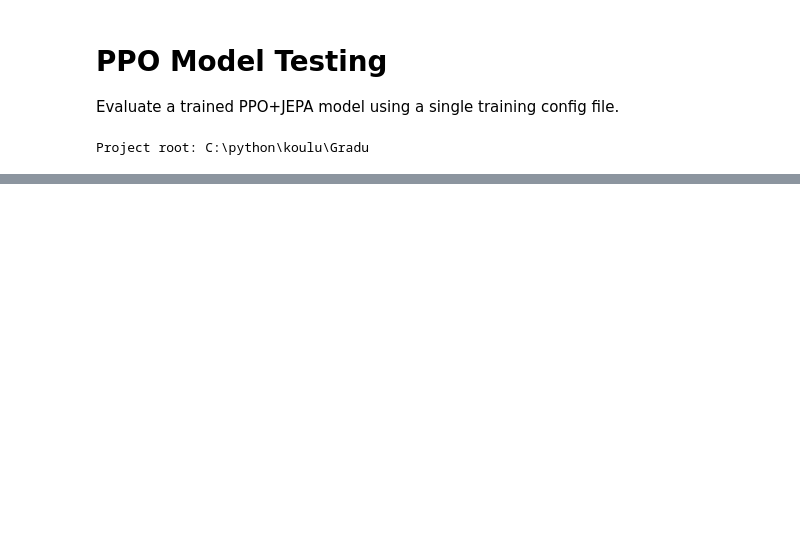
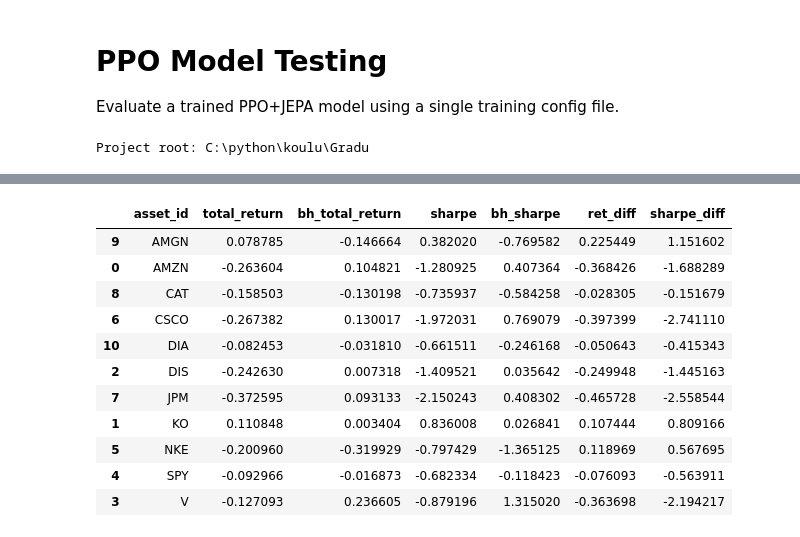
Before and after one commit to Olba147/DrlPpoTransformer, a Jupyter notebook: notebooks/ppo_model_test.ipynb, the cells around one changed output, grey strips where cells are left out. Cells and saved outputs as stored; diff of their text form; code cells hidden in the pictures; blank space fills up the shorter version.

```diff
--- a/notebooks/ppo_model_test.ipynb
+++ b/notebooks/ppo_model_test.ipynb
@@ -500,3 +507,21 @@ df.head()
+# %%
+ret_analysis = df[["asset_id", "total_return", "bh_total_return", "sharpe", "bh_sharpe"]].copy()
+ret_analysis["ret_diff"] = ret_analysis["total_return"] - ret_analysis["bh_total_return"]
+ret_analysis["sharpe_diff"] = ret_analysis["sharpe"] - ret_analysis["bh_sharpe"]
+ret_analysis
+# %% [output]
+|  | asset_id | total_return | bh_total_return | sharpe | bh_sharpe | ret_diff | sharpe_diff |
+| 9 | AMGN | 0.078785 | -0.146664 | 0.382020 | -0.769582 | 0.225449 | 1.151602 |
+| 0 | AMZN | -0.263604 | 0.104821 | -1.280925 | 0.407364 | -0.368426 | -1.688289 |
+| 8 | CAT | -0.158503 | -0.130198 | -0.735937 | -0.584258 | -0.028305 | -0.151679 |
+| 6 | CSCO | -0.267382 | 0.130017 | -1.972031 | 0.769079 | -0.397399 | -2.741110 |
+| 10 | DIA | -0.082453 | -0.031810 | -0.661511 | -0.246168 | -0.050643 | -0.415343 |
+| 2 | DIS | -0.242630 | 0.007318 | -1.409521 | 0.035642 | -0.249948 | -1.445163 |
+| 7 | JPM | -0.372595 | 0.093133 | -2.150243 | 0.408302 | -0.465728 | -2.558544 |
+| 1 | KO | 0.110848 | 0.003404 | 0.836008 | 0.026841 | 0.107444 | 0.809166 |
+| 5 | NKE | -0.200960 | -0.319929 | -0.797429 | -1.365125 | 0.118969 | 0.567695 |
+| 4 | SPY | -0.092966 | -0.016873 | -0.682334 | -0.118423 | -0.076093 | -0.563911 |
+| 3 | V | -0.127093 | 0.236605 | -0.879196 | 1.315020 | -0.363698 | -2.194217 |
 # %%
 # Save outputs
 os.makedirs(PROJECT_ROOT / log_root, exist_ok=True)
```
Also changed, not shown: parts of 6 cells of this notebook, 3 other files.
